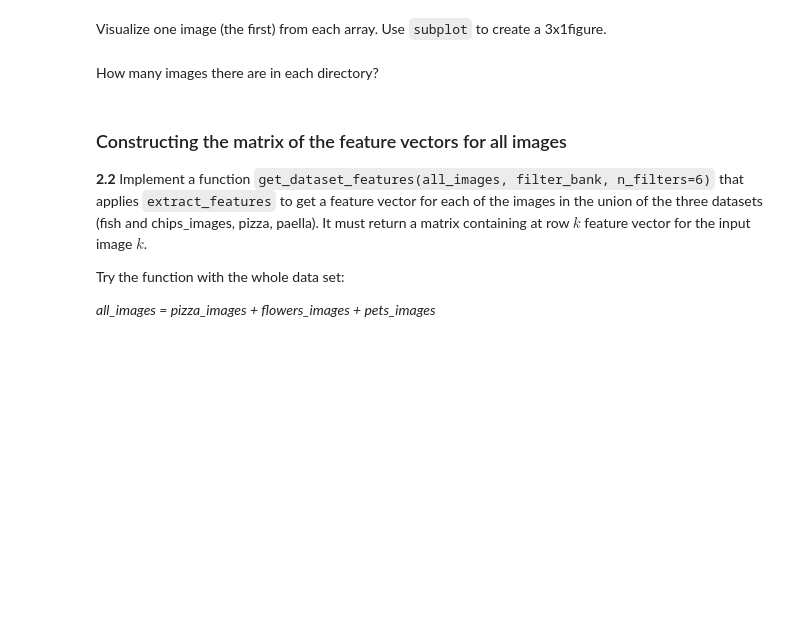
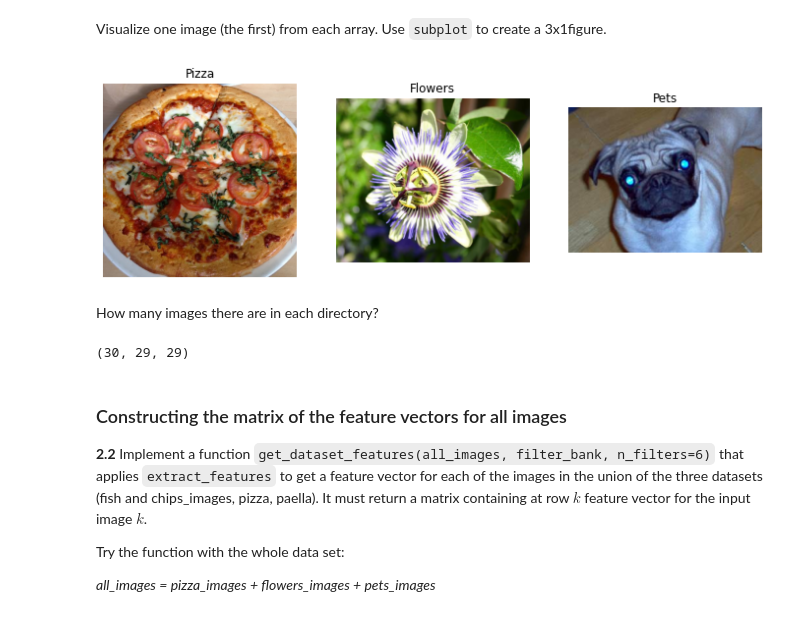
Before and after one commit to mates-info/artificial-vision, a Jupyter notebook: p5/P5_AntonioTigri_AndreuVall/P5-Part1.ipynb, the cells around one changed output. Drawn from its saved outputs; the diff is of its cells as text; code cells hidden in the pictures; blank space fills up the shorter version.

```diff
--- a/p5/P5_AntonioTigri_AndreuVall/P5-Part1.ipynb
+++ b/p5/P5_AntonioTigri_AndreuVall/P5-Part1.ipynb
@@ -203,2 +198,8 @@ pets_images = ...
+# %%
+import os
+
+pizza_images = [imread(os.path.join('images/pizza', f)) for f in os.listdir('images/pizza')]
+flowers_images = [imread(os.path.join('images/flowers', f)) for f in os.listdir('images/flowers')]
+pets_images = [imread(os.path.join('images/pets', f)) for f in os.listdir('images/pets')]
 # %% [markdown]
 Visualize one image (the first) from each array. Use ``subplot`` to create a 3x1figure.
@@ -207,2 +206,20 @@ Visualize one image (the first) from each array. Use ``subplot`` to create a 3x1
+# %%
+fig, axs = plt.subplots(1, 3, figsize=(12, 12))
+
+axs[0].imshow(pizza_images[0])
+axs[0].axis('off')
+axs[0].set_title('Pizza')
+
+axs[1].imshow(flowers_images[0])
+axs[1].axis('off')
+axs[1].set_title('Flowers')
+
+axs[2].imshow(pets_images[0])
+axs[2].axis('off')
+axs[2].set_title('Pets')
+
+plt.show()
+# %% [output]
+[figure, added]
 # %% [markdown]
 How many images there are in each directory?
@@ -211,3 +226,7 @@ How many images there are in each directory?
+# %%
+len(pizza_images), len(flowers_images), len(pets_images)
+# %% [output]
+(30, 29, 29)
 # %% [markdown]
 ### Constructing the matrix of the feature vectors for all images
 
```
Also changed, not shown: parts of 16 cells of this notebook.
